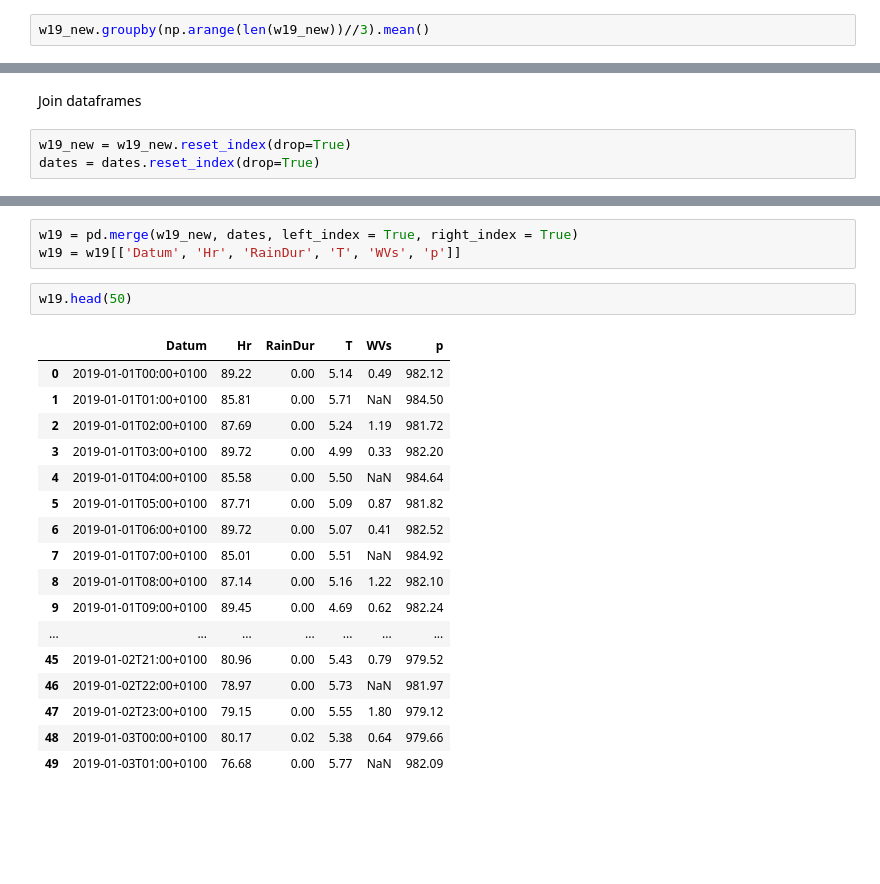
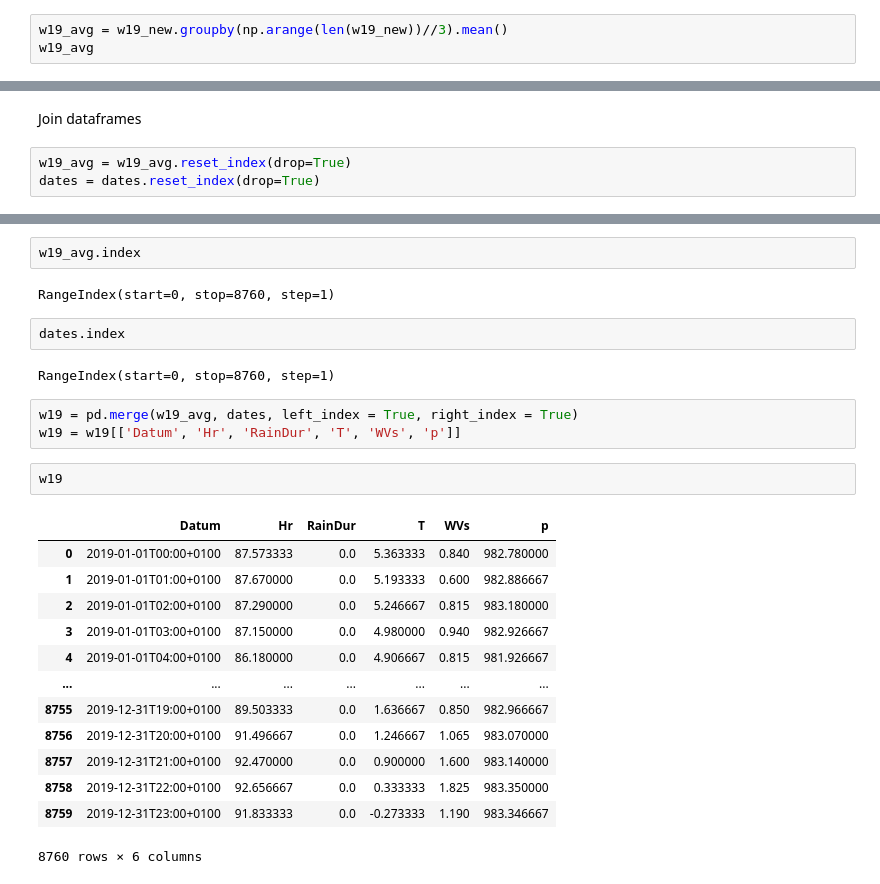
Before and after one commit to merclehoczky/HealthDataChallenge, a Jupyter notebook: scripts/explore_ZH_weather_19.ipynb, the cells around one changed output, grey strips where cells are left out. Cells and saved outputs as stored; diff of their text form; blank space fills up the shorter version.

```diff
--- a/scripts/explore_ZH_weather_19.ipynb
+++ b/scripts/explore_ZH_weather_19.ipynb
@@ -175,7 +175,8 @@ dates.head(50)
 # %% [markdown]
 Average values
 # %%
-w19_new.groupby(np.arange(len(w19_new))//3).mean()
+w19_avg = w19_new.groupby(np.arange(len(w19_new))//3).mean()
+w19_avg
 # %% [output]
 | Parameter | Hr | RainDur | T | WVs | p |
 | 0 | 87.573333 | 0.0 | 5.363333 | 0.840 | 982.780000 |
@@ -193,5 +194,5 @@ w19_new.groupby(np.arange(len(w19_new))//3).mean()
 # %% [markdown]
 Join dataframes
 # %%
-w19_new = w19_new.reset_index(drop=True)
+w19_avg = w19_avg.reset_index(drop=True)
 dates = dates.reset_index(drop=True)
@@ -218,23 +199,27 @@ dates.head(50)
+# %%
+w19_avg.index
+# %% [output]
+RangeIndex(start=0, stop=8760, step=1)
+# %%
+dates.index
+# %% [output]
+RangeIndex(start=0, stop=8760, step=1)
 # %%
-w19 = pd.merge(w19_new, dates, left_index = True, right_index = True)
+w19 = pd.merge(w19_avg, dates, left_index = True, right_index = True)
 w19 = w19[['Datum', 'Hr', 'RainDur', 'T', 'WVs', 'p']]
 # %%
-w19.head(50)
+w19
 # %% [output]
 |  | Datum | Hr | RainDur | T | WVs | p |
-| 0 | 2019-01-01T00:00+0100 | 89.22 | 0.00 | 5.14 | 0.49 | 982.12 |
-| 1 | 2019-01-01T01:00+0100 | 85.81 | 0.00 | 5.71 | NaN | 984.50 |
-| 2 | 2019-01-01T02:00+0100 | 87.69 | 0.00 | 5.24 | 1.19 | 981.72 |
-| 3 | 2019-01-01T03:00+0100 | 89.72 | 0.00 | 4.99 | 0.33 | 982.20 |
-| 4 | 2019-01-01T04:00+0100 | 85.58 | 0.00 | 5.50 | NaN | 984.64 |
-| 5 | 2019-01-01T05:00+0100 | 87.71 | 0.00 | 5.09 | 0.87 | 981.82 |
-| 6 | 2019-01-01T06:00+0100 | 89.72 | 0.00 | 5.07 | 0.41 | 982.52 |
-| 7 | 2019-01-01T07:00+0100 | 85.01 | 0.00 | 5.51 | NaN | 984.92 |
-| 8 | 2019-01-01T08:00+0100 | 87.14 | 0.00 | 5.16 | 1.22 | 982.10 |
-| 9 | 2019-01-01T09:00+0100 | 89.45 | 0.00 | 4.69 | 0.62 | 982.24 |
+| 0 | 2019-01-01T00:00+0100 | 87.573333 | 0.0 | 5.363333 | 0.840 | 982.780000 |
+| 1 | 2019-01-01T01:00+0100 | 87.670000 | 0.0 | 5.193333 | 0.600 | 982.886667 |
+| 2 | 2019-01-01T02:00+0100 | 87.290000 | 0.0 | 5.246667 | 0.815 | 983.180000 |
+| 3 | 2019-01-01T03:00+0100 | 87.150000 | 0.0 | 4.980000 | 0.940 | 982.926667 |
+| 4 | 2019-01-01T04:00+0100 | 86.180000 | 0.0 | 4.906667 | 0.815 | 981.926667 |
 | ... | ... | ... | ... | ... | ... | ... |
-| 45 | 2019-01-02T21:00+0100 | 80.96 | 0.00 | 5.43 | 0.79 | 979.52 |
-| 46 | 2019-01-02T22:00+0100 | 78.97 | 0.00 | 5.73 | NaN | 981.97 |
-| 47 | 2019-01-02T23:00+0100 | 79.15 | 0.00 | 5.55 | 1.80 | 979.12 |
-| 48 | 2019-01-03T00:00+0100 | 80.17 | 0.02 | 5.38 | 0.64 | 979.66 |
-| 49 | 2019-01-03T01:00+0100 | 76.68 | 0.00 | 5.77 | NaN | 982.09 |
+| 8755 | 2019-12-31T19:00+0100 | 89.503333 | 0.0 | 1.636667 | 0.850 | 982.966667 |
+| 8756 | 2019-12-31T20:00+0100 | 91.496667 | 0.0 | 1.246667 | 1.065 | 983.070000 |
+| 8757 | 2019-12-31T21:00+0100 | 92.470000 | 0.0 | 0.900000 | 1.600 | 983.140000 |
+| 8758 | 2019-12-31T22:00+0100 | 92.656667 | 0.0 | 0.333333 | 1.825 | 983.350000 |
+| 8759 | 2019-12-31T23:00+0100 | 91.833333 | 0.0 | -0.273333 | 1.190 | 983.346667 |
+8760 rows × 6 columns
```
Also changed, not shown: parts of 1 cell of this notebook, 2 other files.
